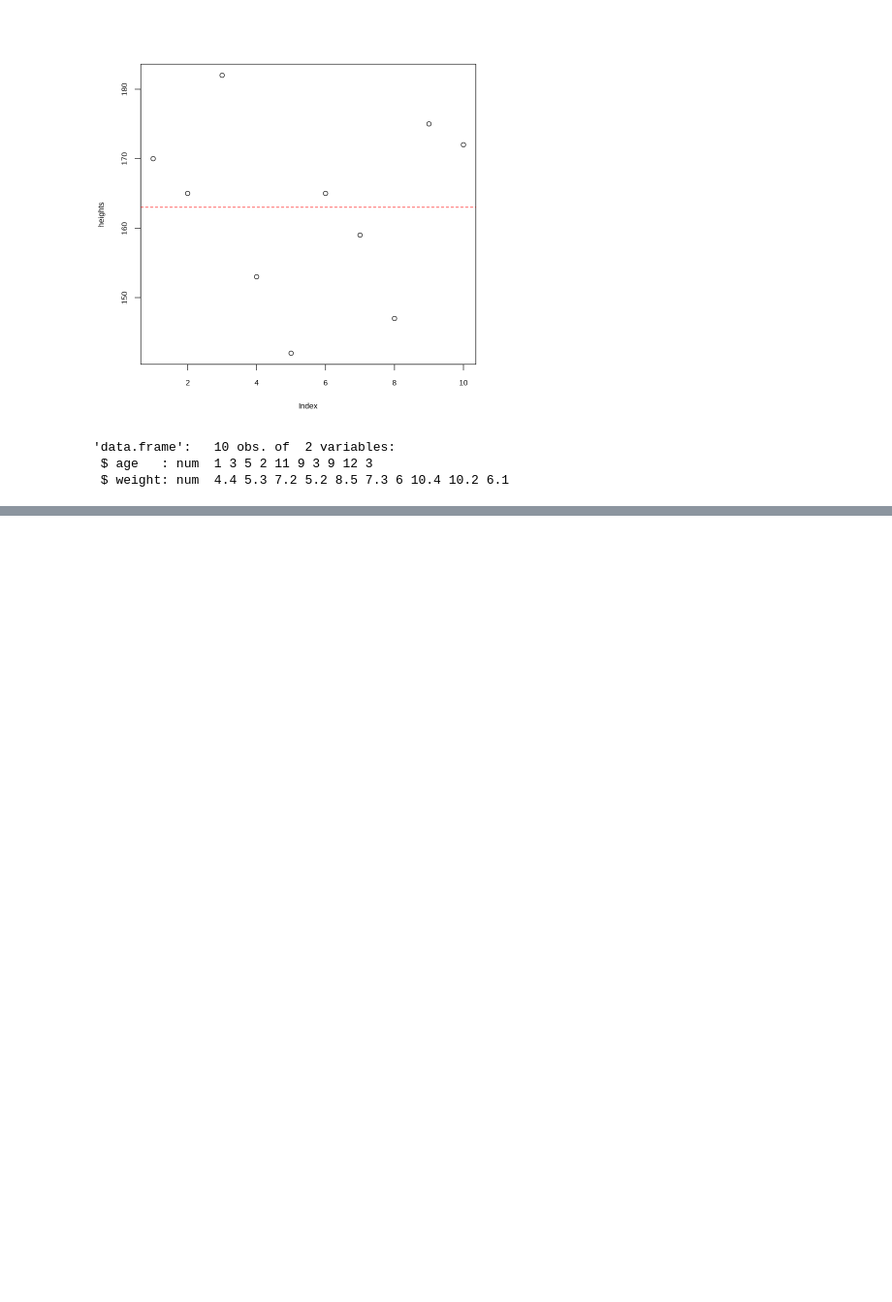
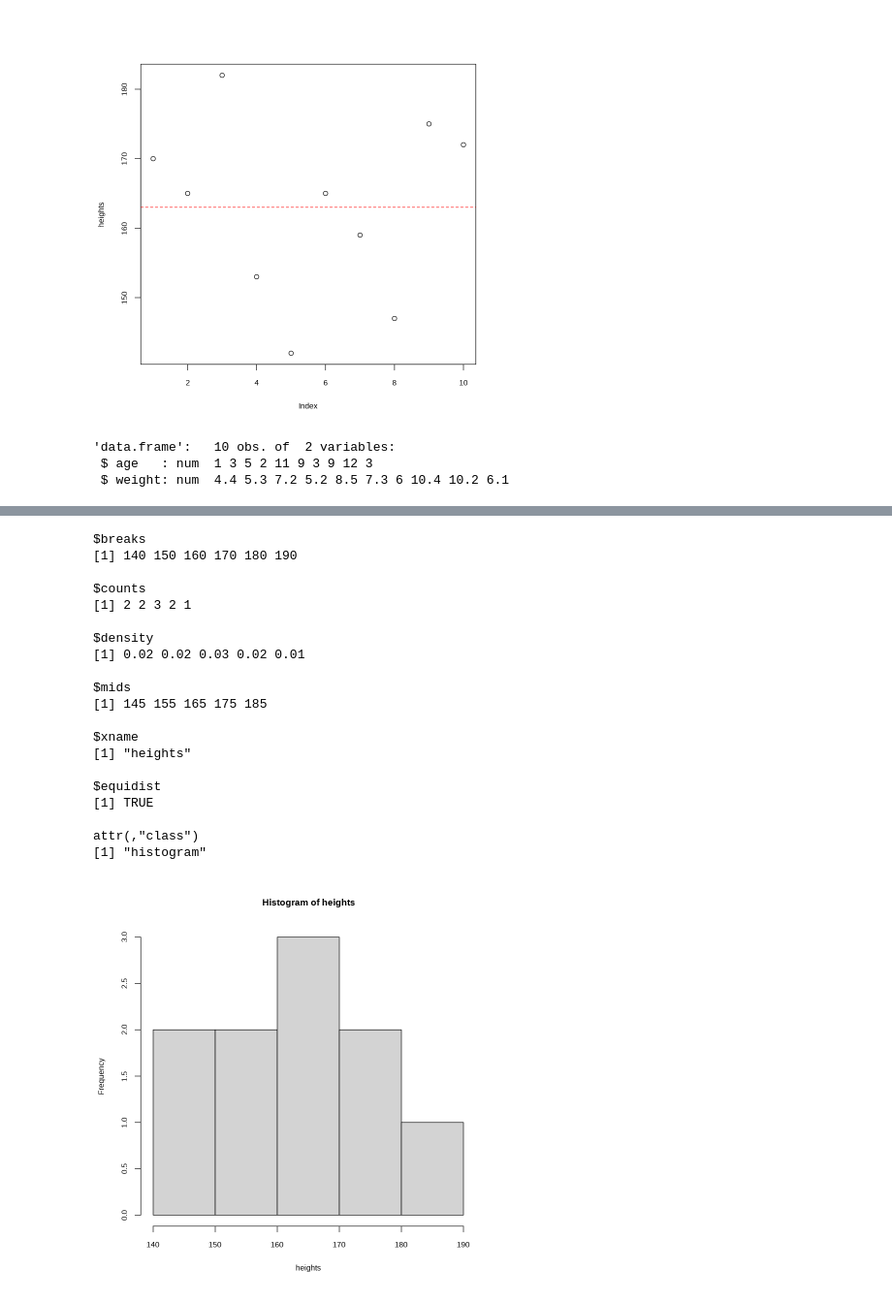
Before and after one commit to gyujin0450/Rstudy, a Jupyter notebook: 401_연속형데이터시각화.ipynb, the cells around one changed output, grey strips where cells are left out. Shown at 97% size. Saved outputs shown, nothing was run; the diff lists cells and outputs as text; code cells hidden in the pictures; blank space fills up the shorter version.

```diff
--- a/401_연속형데이터시각화.ipynb
+++ b/401_연속형데이터시각화.ipynb
@@ -266,0 +291,25 @@ abline(h=mean(baby$weight), col="gray", lty = 2, cex = 2)
+# %%
+h <- hist(heights)
+h
+# %% [output]
+$breaks
+[1] 140 150 160 170 180 190
+
+$counts
+[1] 2 2 3 2 1
+
+$density
+[1] 0.02 0.02 0.03 0.02 0.01
+
+$mids
+[1] 145 155 165 175 185
+
+$xname
+[1] "heights"
+
+$equidist
+[1] TRUE
+
+attr(,"class")
+[1] "histogram"
+[figure, added]
```
Also changed, not shown: parts of 25 cells of this notebook.
